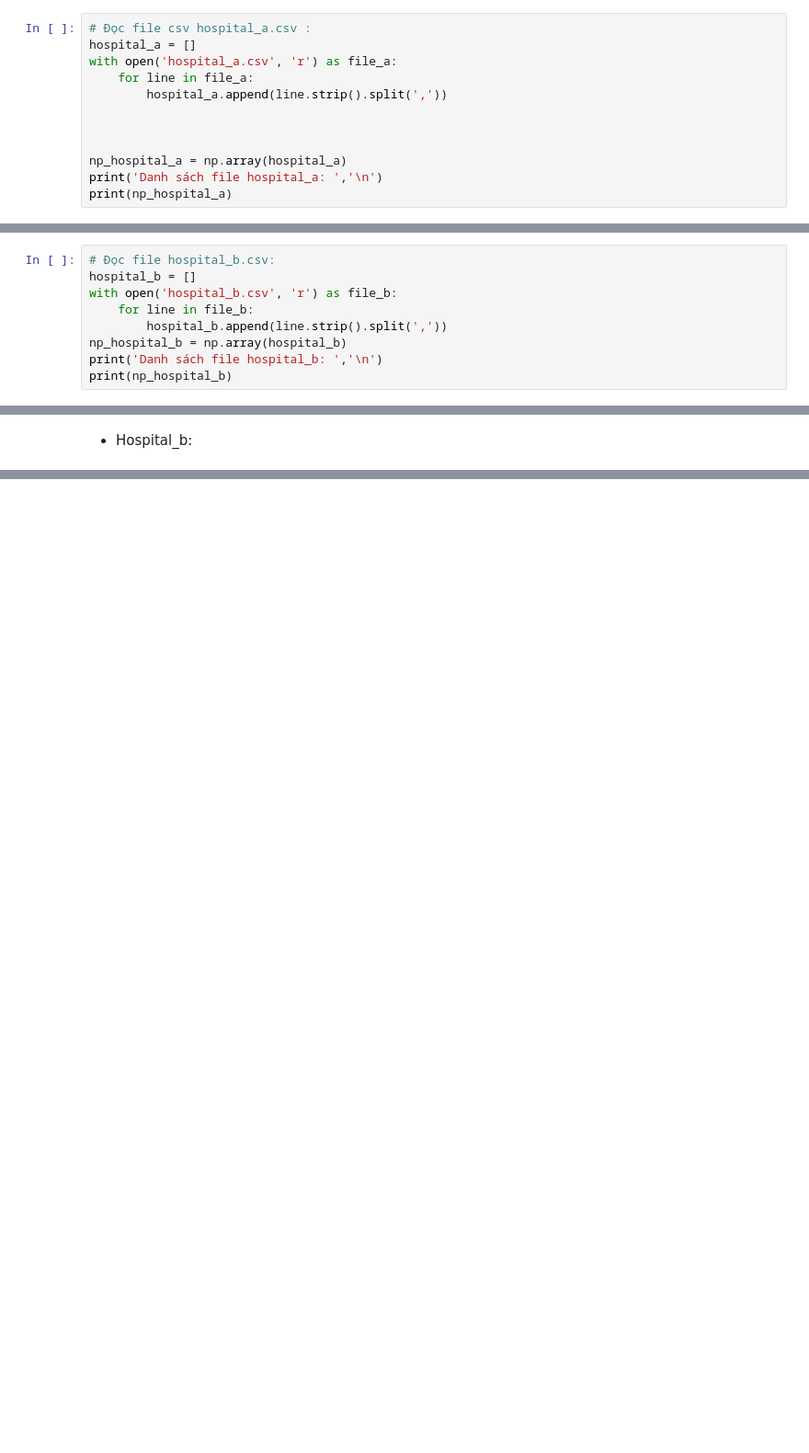
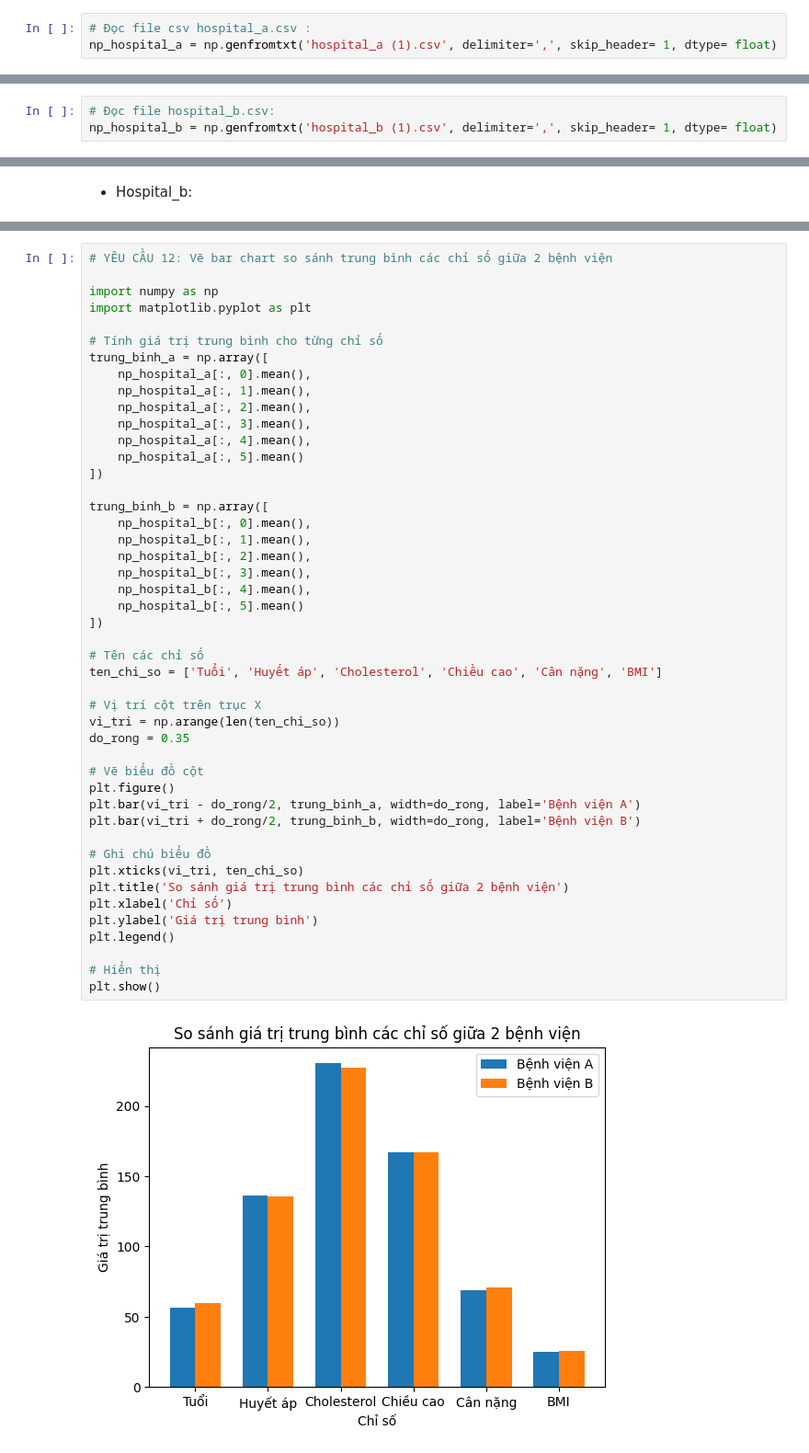
Before and after one commit to dthunguneti/18A1HN_Nhom_8_Case_2PYNC, a Jupyter notebook: code_case_2.ipynb, the cells around one changed output, grey strips where cells are left out. Shown at 92% size. Saved outputs shown, nothing was run; the diff lists cells and outputs as text; blank space fills up the shorter version.

```diff
--- a/code_case_2.ipynb
+++ b/code_case_2.ipynb
@@ -4,13 +4,4 @@ import numpy as np
 **Yêu cầu 1: Đọc hospital_A.csv và hospital_B.csv.**
 # %%
 # Đọc file csv hospital_a.csv :
-hospital_a = []
-with open('hospital_a.csv', 'r') as file_a:
-    for line in file_a:
-        hospital_a.append(line.strip().split(','))
-
-
-
-np_hospital_a = np.array(hospital_a)
-print('Danh sách file hospital_a: ','\n')
-print(np_hospital_a)
+np_hospital_a = np.genfromtxt('hospital_a (1).csv', delimiter=',', skip_header= 1, dtype= float)
@@ -35,9 +8,3 @@ Danh sách file hospital_a:
 # %%
 # Đọc file hospital_b.csv:
-hospital_b = []
-with open('hospital_b.csv', 'r') as file_b:
-    for line in file_b:
-        hospital_b.append(line.strip().split(','))
-np_hospital_b = np.array(hospital_b)
-print('Danh sách file hospital_b: ','\n')
-print(np_hospital_b)
+np_hospital_b = np.genfromtxt('hospital_b (1).csv', delimiter=',', skip_header= 1, dtype= float)
@@ -927,0 +1377,48 @@ Chỉ số Heart_risk:
+# %%
+# YÊU CẦU 12: Vẽ bar chart so sánh trung bình các chỉ số giữa 2 bệnh viện
+
+import numpy as np
+import matplotlib.pyplot as plt
+
+# Tính giá trị trung bình cho từng chỉ số
+trung_binh_a = np.array([
+    np_hospital_a[:, 0].mean(),
+    np_hospital_a[:, 1].mean(),
+    np_hospital_a[:, 2].mean(),
+    np_hospital_a[:, 3].mean(),
+    np_hospital_a[:, 4].mean(),
+    np_hospital_a[:, 5].mean()
+])
+
+trung_binh_b = np.array([
+    np_hospital_b[:, 0].mean(),
+    np_hospital_b[:, 1].mean(),
+    np_hospital_b[:, 2].mean(),
+    np_hospital_b[:, 3].mean(),
+    np_hospital_b[:, 4].mean(),
+    np_hospital_b[:, 5].mean()
+])
+
+# Tên các chỉ số
+ten_chi_so = ['Tuổi', 'Huyết áp', 'Cholesterol', 'Chiều cao', 'Cân nặng', 'BMI']
+
+# Vị trí cột trên trục X
+vi_tri = np.arange(len(ten_chi_so))
+do_rong = 0.35
+
+# Vẽ biểu đồ cột
+plt.figure()
+plt.bar(vi_tri - do_rong/2, trung_binh_a, width=do_rong, label='Bệnh viện A')
+plt.bar(vi_tri + do_rong/2, trung_binh_b, width=do_rong, label='Bệnh viện B')
+
+# Ghi chú biểu đồ
+plt.xticks(vi_tri, ten_chi_so)
+plt.title('So sánh giá trị trung bình các chỉ số giữa 2 bệnh viện')
+plt.xlabel('Chỉ số')
+plt.ylabel('Giá trị trung bình')
+plt.legend()
+
+# Hiển thị
+plt.show()
+# %% [output]
+[figure, added]
```
Also changed, not shown: parts of 72 cells of this notebook, 5 other files.
